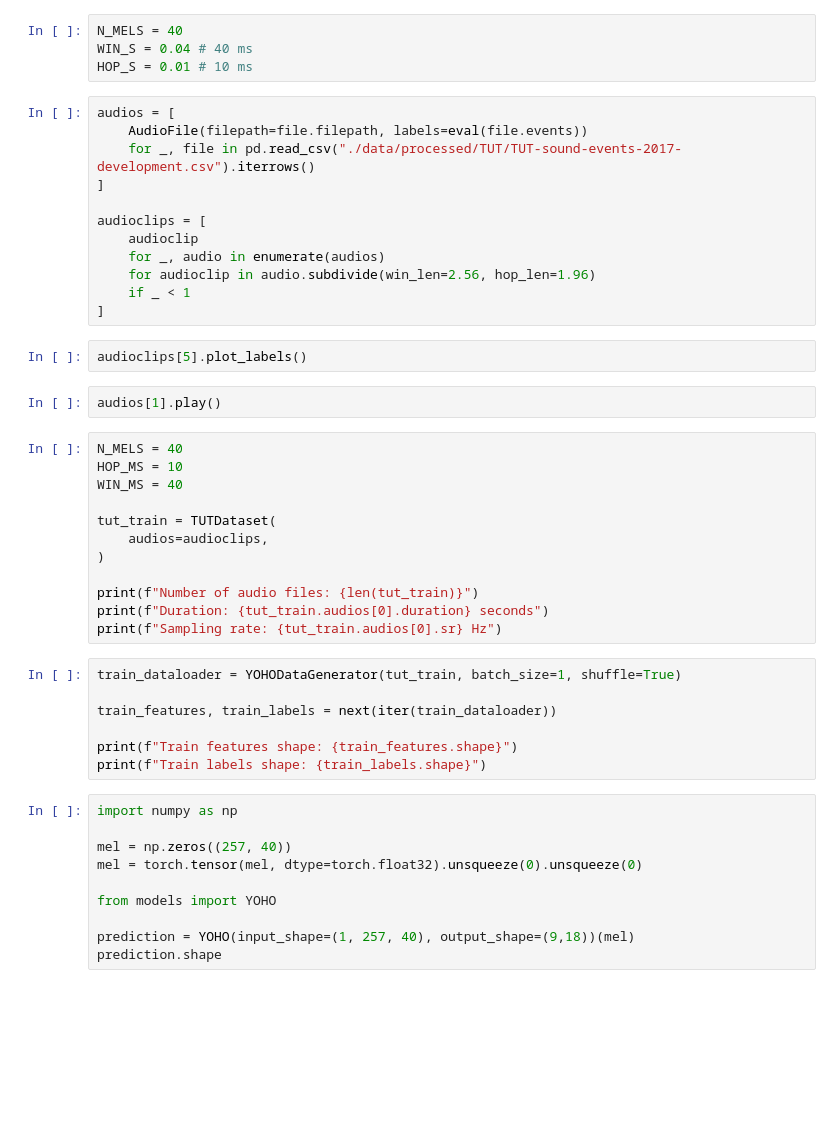
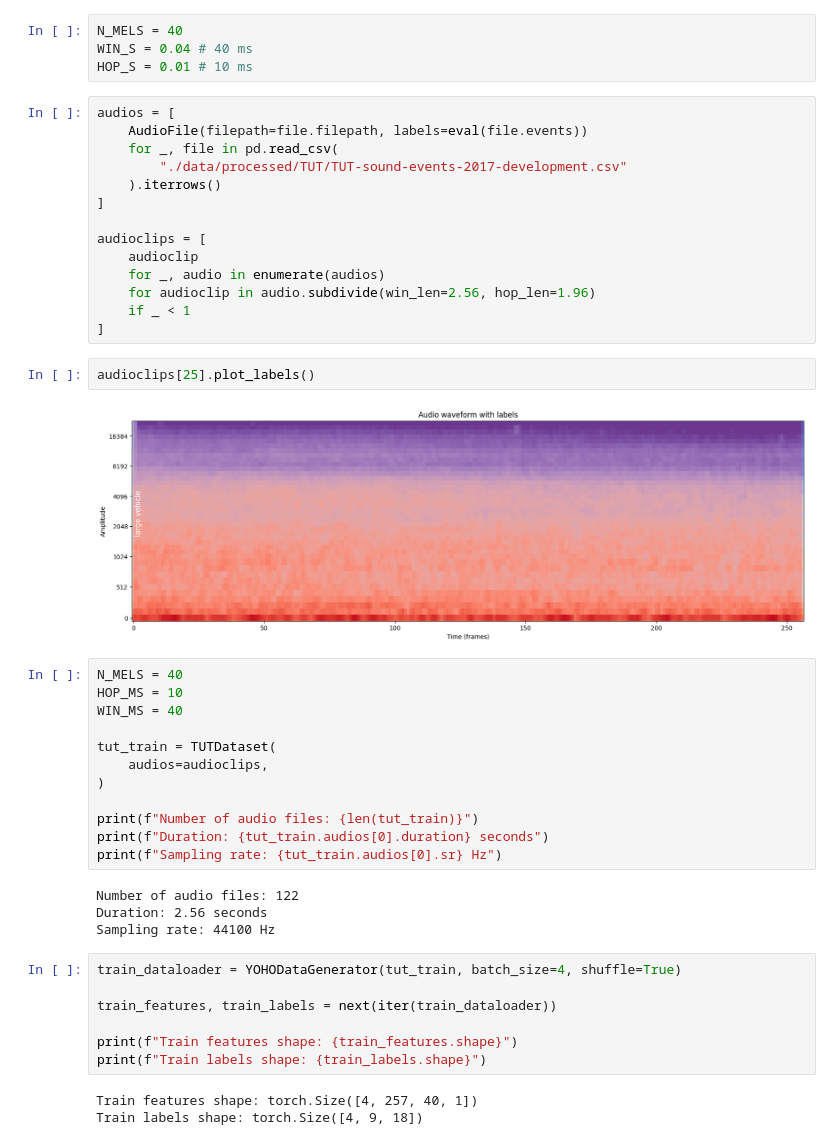
Before and after one commit to enstit/YOHO24, a Jupyter notebook: notebooks/01_train.ipynb, the cells around one changed output. Cells and saved outputs as stored; diff of their text form; blank space fills up the shorter version.

Commit message:
fix: Modify generated samples shapes

```diff
--- a/notebooks/01_train.ipynb
+++ b/notebooks/01_train.ipynb
@@ -41,7 +55,9 @@ HOP_S = 0.01 # 10 ms
 # %%
 audios = [
     AudioFile(filepath=file.filepath, labels=eval(file.events))
-    for _, file in pd.read_csv("./data/processed/TUT/TUT-sound-events-2017-development.csv").iterrows()
+    for _, file in pd.read_csv(
+        "./data/processed/TUT/TUT-sound-events-2017-development.csv"
+    ).iterrows()
 ]
 
 audioclips = [
@@ -51,9 +67,9 @@ audioclips = [
     if _ < 1
 ]
 # %%
-audioclips[5].plot_labels()
+audioclips[25].plot_labels()
+# %% [output]
+[figure, added]
-# %%
-audios[1].play()
 # %%
 N_MELS = 40
 HOP_MS = 10
@@ -66,20 +82,17 @@ tut_train = TUTDataset(
 print(f"Number of audio files: {len(tut_train)}")
 print(f"Duration: {tut_train.audios[0].duration} seconds")
 print(f"Sampling rate: {tut_train.audios[0].sr} Hz")
+# %% [output]
+Number of audio files: 122
+Duration: 2.56 seconds
+Sampling rate: 44100 Hz
 # %%
-train_dataloader = YOHODataGenerator(tut_train, batch_size=1, shuffle=True)
+train_dataloader = YOHODataGenerator(tut_train, batch_size=4, shuffle=True)
 
 train_features, train_labels = next(iter(train_dataloader))
 
 print(f"Train features shape: {train_features.shape}")
 print(f"Train labels shape: {train_labels.shape}")
+# %% [output]
+Train features shape: torch.Size([4, 257, 40, 1])
+Train labels shape: torch.Size([4, 9, 18])
-# %%
-import numpy as np
-
-mel = np.zeros((257, 40))
-mel = torch.tensor(mel, dtype=torch.float32).unsqueeze(0).unsqueeze(0)
-
-from models import YOHO
-
-prediction = YOHO(input_shape=(1, 257, 40), output_shape=(9,18))(mel)
-prediction.shape
```
Also changed, not shown: parts of 4 cells of this notebook, 1 other file.
